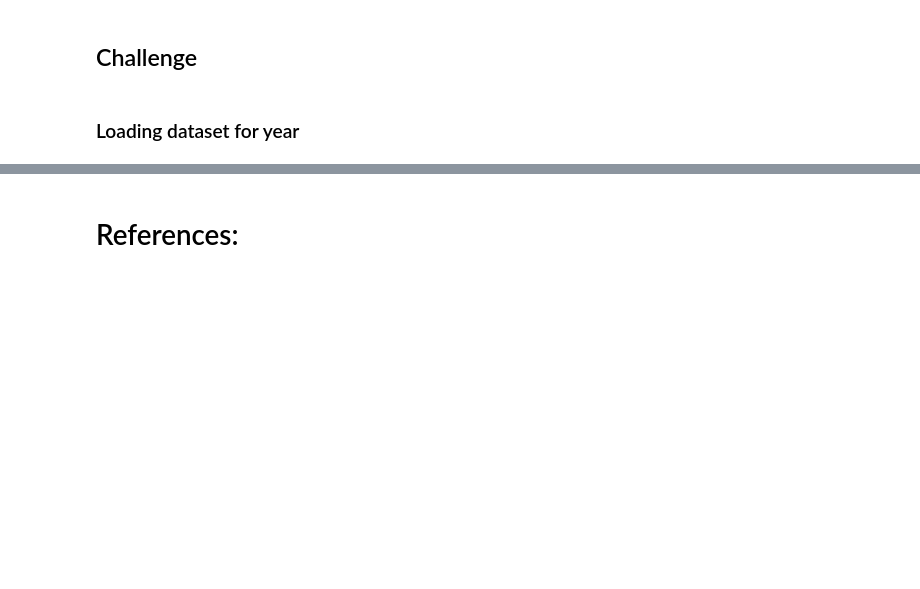
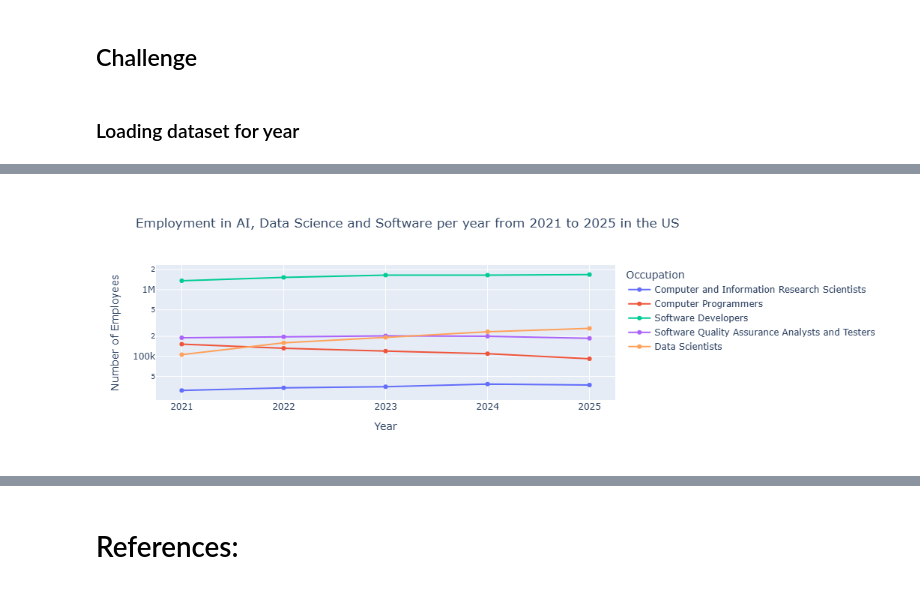
Before and after one commit to BarbSouza/data-visualisation, a Jupyter notebook: data-visualisation.ipynb, the cells around one changed output, grey strips where cells are left out. Drawn from its saved outputs; the diff is of its cells as text; code cells hidden in the pictures; blank space fills up the shorter version.

Commit message:
Challenge - Visualisation 6 - Line Chart
Comparing the employment across 2021 to 2025 in AI, Data Science and Software Developers

```diff
--- a/data-visualisation.ipynb
+++ b/data-visualisation.ipynb
@@ -542,0 +588,16 @@ national_fields_2021["YEAR"] = 2021
+# %%
+# 1. Read the file
+dataset_2025 =  pd.read_excel("all_data_M_2025.xlsx")
+
+# 2. Copy and clean
+clean_2025 = dataset_2025.copy()
+
+for col in ["A_MEDIAN", "TOT_EMP", "A_MEAN", "A_PCT10", "A_PCT25", "A_PCT75", "A_PCT90"]:
+    clean_2025[col] = clean_2025[col].replace("#", 239200)
+    clean_2025[col] = pd.to_numeric(clean_2025[col], errors="coerce")
+
+# 3. National table
+national_2025=clean_2025.loc[(clean_2025['AREA_TYPE'] == 1) & (clean_2025["I_GROUP"] == "cross-industry") & (clean_2025["O_GROUP"] == "detailed") & (clean_2025["OCC_CODE"].str.startswith("15-"))]
+
+national_fields_2025 = national_2025[national_2025["OCC_TITLE"].isin(fields)].copy()
+national_fields_2025["YEAR"] = 2025
@@ -542,0 +608,6 @@ national_fields_2021["YEAR"] = 2021
+# %%
+national_fields_2023 = national[national["OCC_TITLE"].isin(fields)].copy()
+national_fields_2023["YEAR"] = 2023
+
+trend = pd.concat([national_fields_2021, national_fields_2022, national_fields_2023, national_fields_2024, national_fields_2025])
+trend.shape
@@ -542,0 +620,14 @@ national_fields_2021["YEAR"] = 2021
+# %%
+fig_line = px.line(
+    trend,
+    x = "YEAR",
+    y = "TOT_EMP",
+    color = "OCC_TITLE",
+    markers = True,
+    log_y = True,
+    title = "Employment in AI, Data Science and Software per year from 2021 to 2025 in the US",
+    labels = {"TOT_EMP": "Number of Employees", "YEAR":"Year", "OCC_TITLE": "Occupation"}
+)
+fig_line.show()
+# %% [output]
+[figure, added]
```
Also changed, not shown: parts of 13 cells of this notebook.
